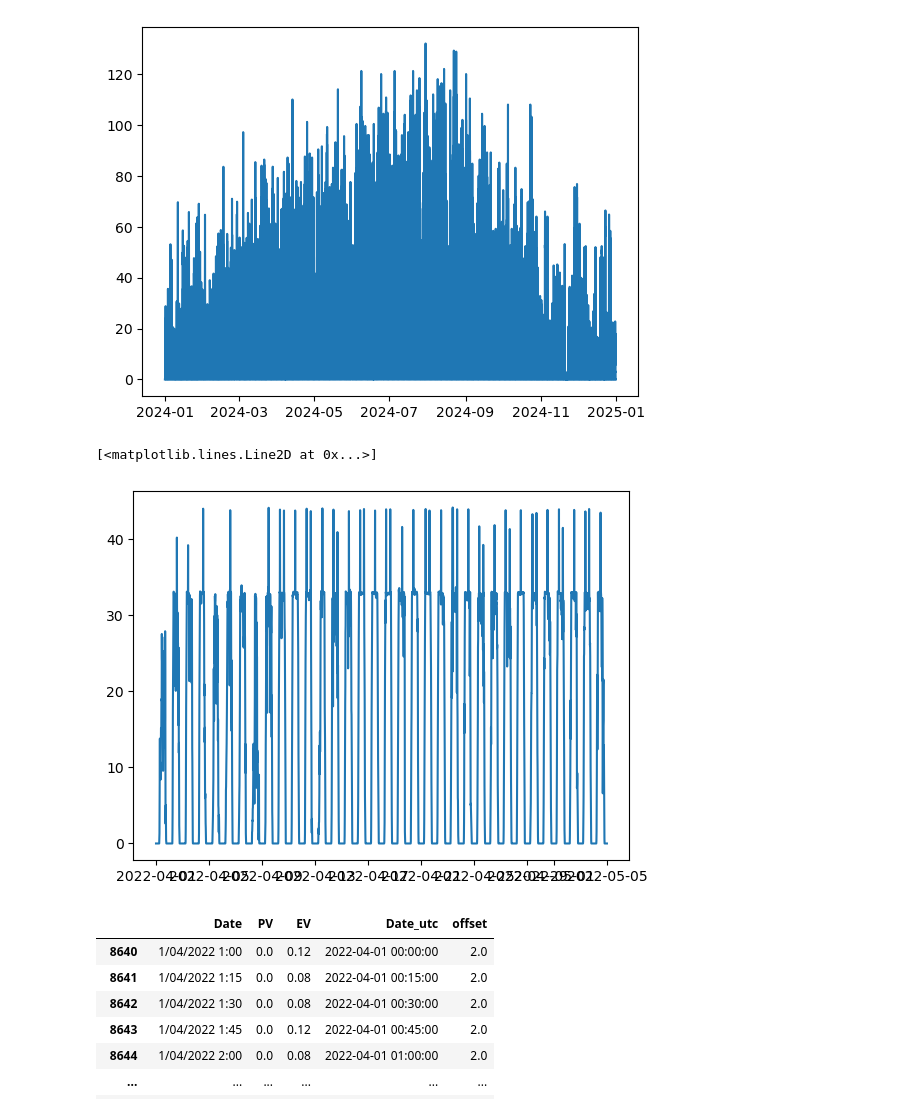
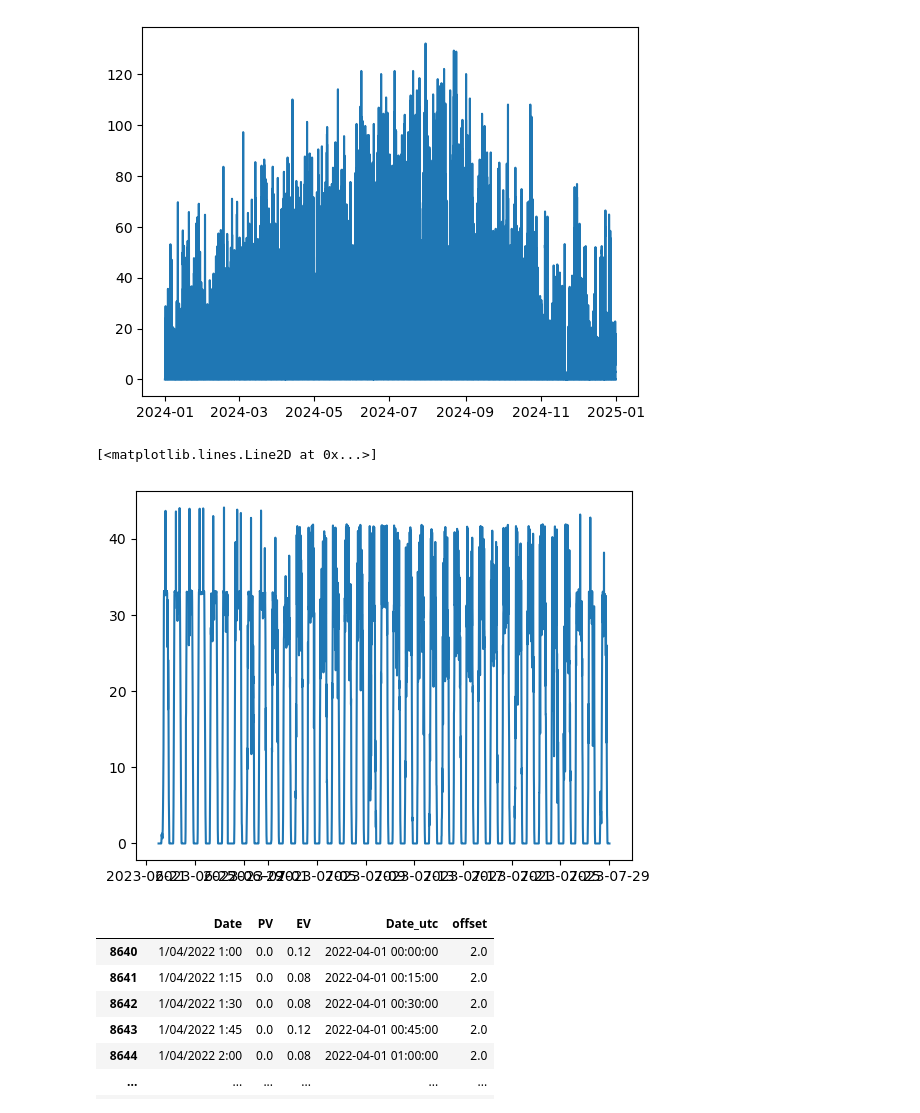
Before and after one commit to SpongeStark/Pre-PhD, a Jupyter notebook: demo/PV_2023_limit_configuration copy.ipynb, the cells around one changed output. Drawn from its saved outputs; the diff is of its cells as text; code cells hidden in the pictures.

```diff
--- a/demo/PV_2023_limit_configuration copy.ipynb
+++ b/demo/PV_2023_limit_configuration copy.ipynb
@@ -114,12 +114,12 @@ plt.plot(dts3.Date_utc.dt.tz_localize(None), dts3['PV'])
 [<matplotlib.lines.Line2D at 0x...>]
 [figure]
 # %%
-initial = dts1.index[dts1['Date_utc'] == pd.Timestamp('2022-04-01 00:00:00')][0]
-final = dts1.index[dts1['Date_utc'] == pd.Timestamp('2022-05-05 00:00:00')][0]
+initial = dts1.index[dts1['Date_utc'] == pd.Timestamp('2023-06-22 00:00:00')][0]
+final = dts1.index[dts1['Date_utc'] == pd.Timestamp('2023-07-29 01:00:00')][0]
 plt.plot(dts1.Date_utc.dt.tz_localize(None)[initial:final], dts1['PV'][initial:final])
 # %% [output]
 [<matplotlib.lines.Line2D at 0x...>]
-[figure, old version]
+[figure, new version]
 # %%
 dts1[initial:final]
 # %% [output]
```
Also changed, not shown: parts of 11 cells of this notebook.
